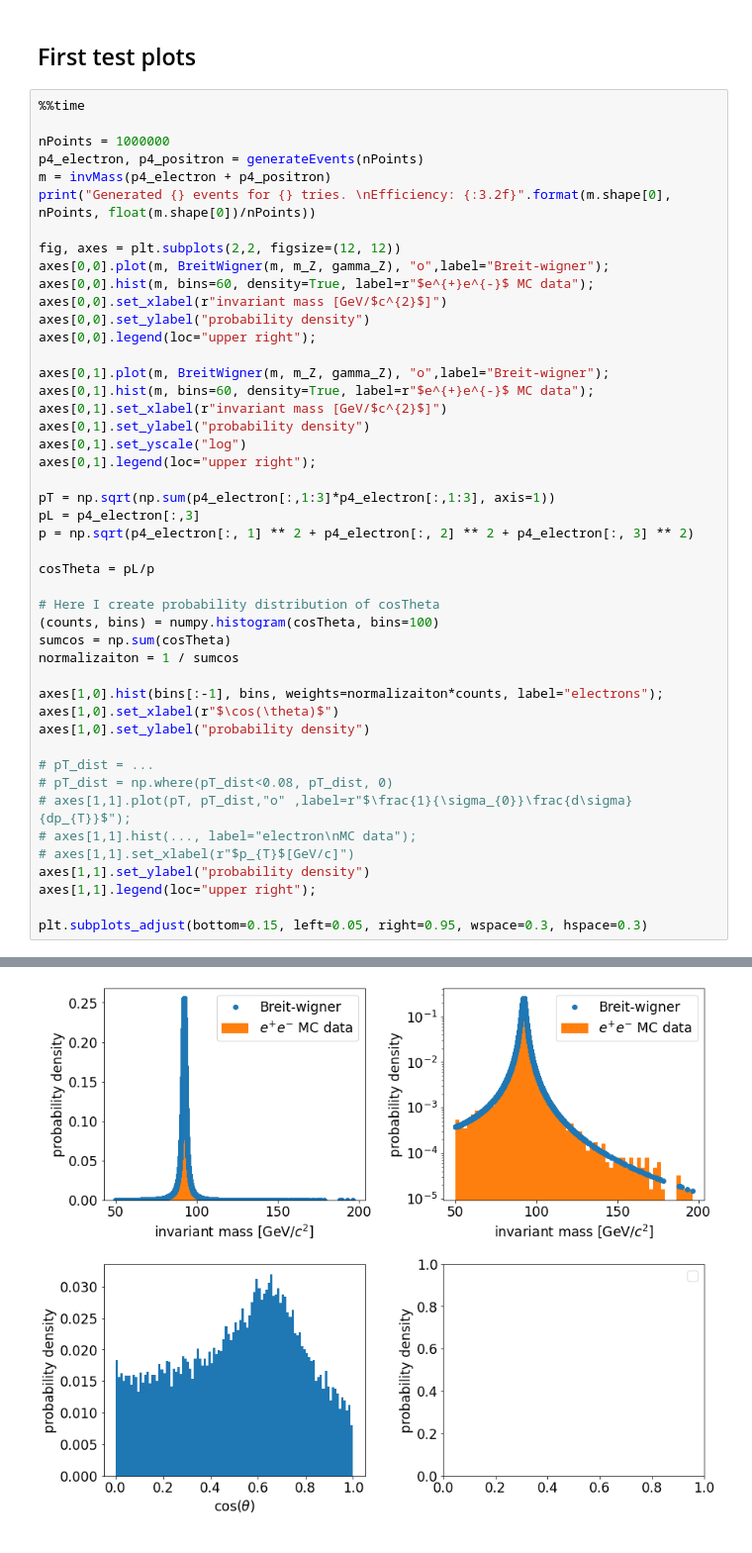
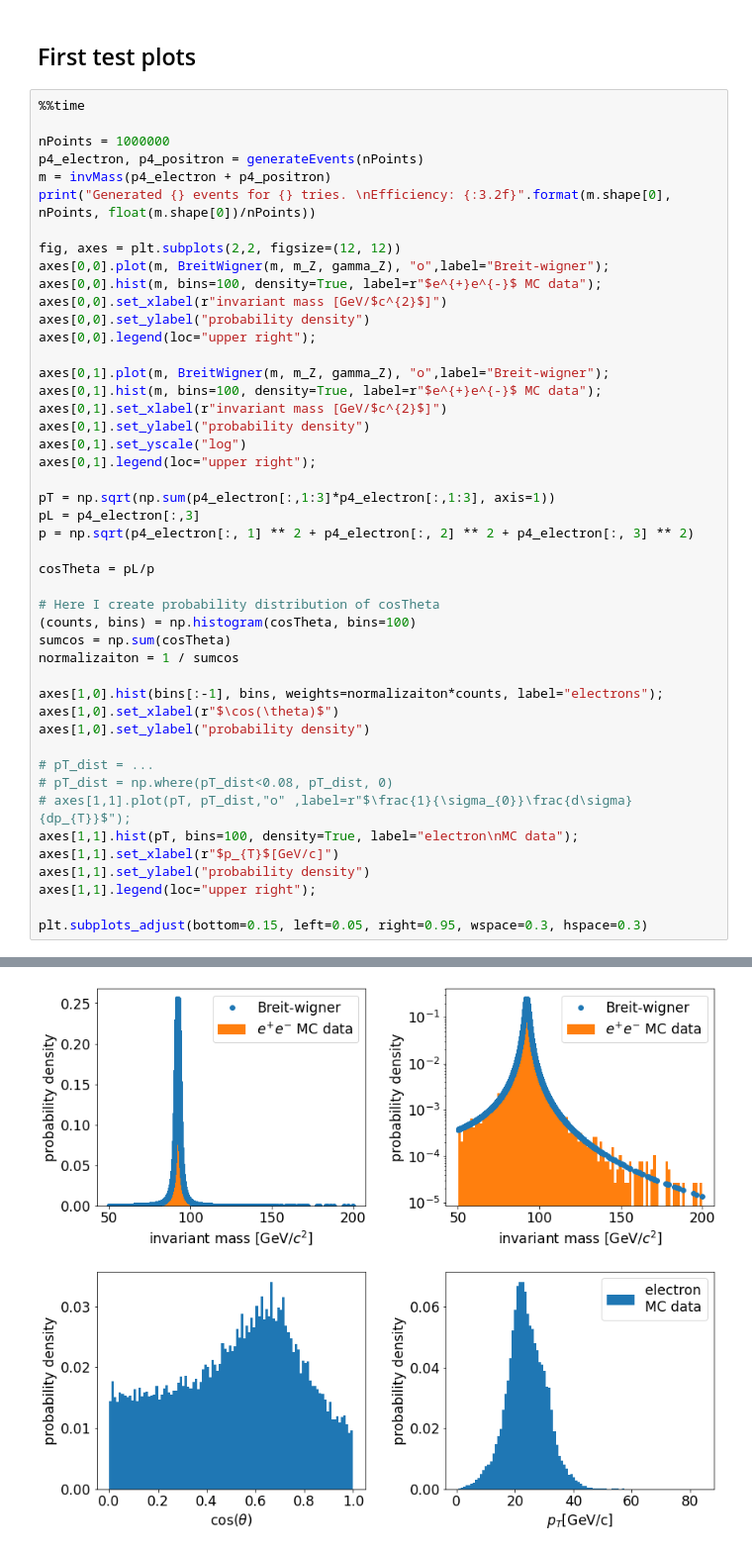
Before and after one commit to draczew23/MPPE_homeworks, a Jupyter notebook: hom1.ipynb, the cells around one changed output, grey strips where cells are left out. Shown at 99% size. Cells and saved outputs as stored; diff of their text form.

```diff
--- a/hom1.ipynb
+++ b/hom1.ipynb
@@ -154,13 +154,13 @@ print("Generated {} events for {} tries. \nEfficiency: {:3.2f}".format(m.shape[0
 
 fig, axes = plt.subplots(2,2, figsize=(12, 12))
 axes[0,0].plot(m, BreitWigner(m, m_Z, gamma_Z), "o",label="Breit-wigner");
-axes[0,0].hist(m, bins=60, density=True, label=r"$e^{+}e^{-}$ MC data");
+axes[0,0].hist(m, bins=100, density=True, label=r"$e^{+}e^{-}$ MC data");
 axes[0,0].set_xlabel(r"invariant mass [GeV/$c^{2}$]")
 axes[0,0].set_ylabel("probability density")
 axes[0,0].legend(loc="upper right");
 
 axes[0,1].plot(m, BreitWigner(m, m_Z, gamma_Z), "o",label="Breit-wigner");
-axes[0,1].hist(m, bins=60, density=True, label=r"$e^{+}e^{-}$ MC data");
+axes[0,1].hist(m, bins=100, density=True, label=r"$e^{+}e^{-}$ MC data");
 axes[0,1].set_xlabel(r"invariant mass [GeV/$c^{2}$]")
 axes[0,1].set_ylabel("probability density")
 axes[0,1].set_yscale("log")
@@ -173,7 +173,7 @@ p = np.sqrt(p4_electron[:, 1] ** 2 + p4_electron[:, 2] ** 2 + p4_electron[:, 3]
 cosTheta = pL/p
 
 # Here I create probability distribution of cosTheta
-(counts, bins) = numpy.histogram(cosTheta, bins=100)
+(counts, bins) = np.histogram(cosTheta, bins=100)
 sumcos = np.sum(cosTheta)
 normalizaiton = 1 / sumcos
 
@@ -184,8 +184,8 @@ axes[1,0].set_ylabel("probability density")
 # pT_dist = ...
 # pT_dist = np.where(pT_dist<0.08, pT_dist, 0)
 # axes[1,1].plot(pT, pT_dist,"o" ,label=r"$\frac{1}{\sigma_{0}}\frac{d\sigma}{dp_{T}}$");
-# axes[1,1].hist(..., label="electron\nMC data");
-# axes[1,1].set_xlabel(r"$p_{T}$[GeV/c]")
+axes[1,1].hist(pT, bins=100, density=True, label="electron\nMC data");
+axes[1,1].set_xlabel(r"$p_{T}$[GeV/c]")
 axes[1,1].set_ylabel("probability density")
 axes[1,1].legend(loc="upper right");
 
@@ -201 +200 @@ Wall time: 370 ms
-[figure, old version]
+[figure, new version]
```
Also changed, not shown: parts of 2 cells of this notebook.
